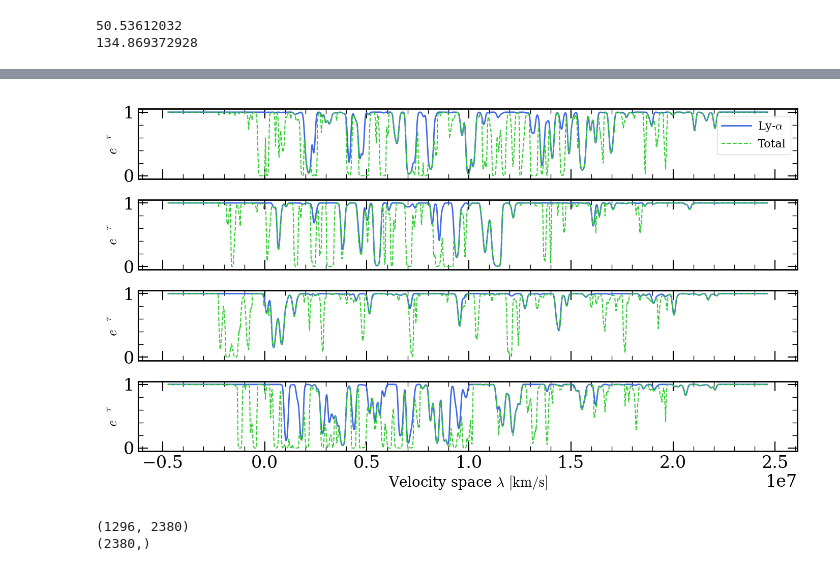
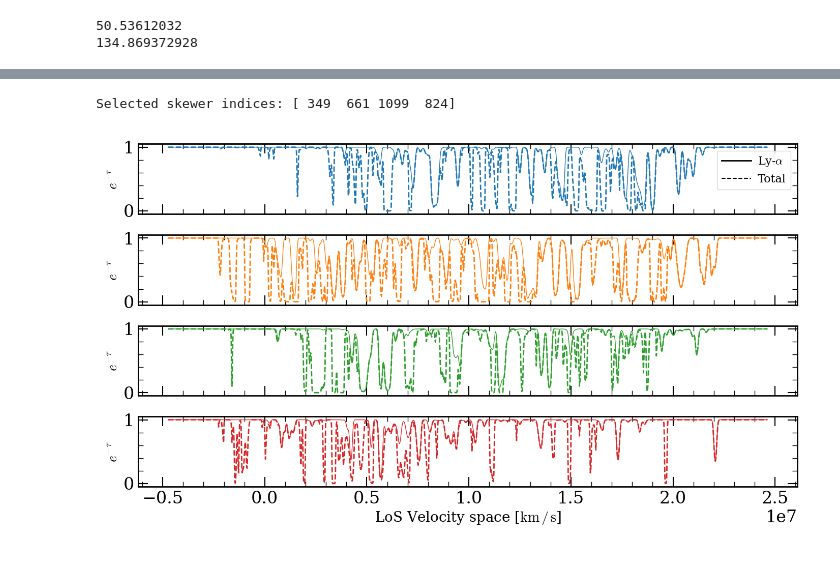
Before and after one commit to daniellopezcano/SkewerJAX, a Jupyter notebook: notebooks/optical_depth toy_metals.ipynb, the cells around one changed output, grey strips where cells are left out. Cells and saved outputs as stored; diff of their text form; code cells hidden in the pictures.

Commit message:
fancy xi1D plots toy metals

```diff
--- a/notebooks/optical_depth toy_metals.ipynb
+++ b/notebooks/optical_depth toy_metals.ipynb
@@ -114,7 +114,7 @@ delta_lambda_limits = 10.0
 min_lambda = jnp.min(line_bundle.lambda0_A) - delta_lambda_limits
 max_lambda = 1315.0
 
-resolution_lambda_A = 1.0 # in Angstroms
+resolution_lambda_A = 0.1 # in Angstroms
 N_lambda = int((max_lambda - min_lambda) / resolution_lambda_A)
 
 wavelengths = jnp.linspace(min_lambda, max_lambda, N_lambda)  # in Angstroms
@@ -351,36 +387,45 @@ F_over_F0 = jnp.exp(-optical_depth)
+# %%
+# -----------------------
+# Pick a subset of N skewers
+# -----------------------
+N_plot_sample = 4
+seed = 0
+rng = np.random.default_rng(seed)
+
+N_lines, N_skewers, N_lambda = np.asarray(optical_depth).shape
+idx = np.arange(N_skewers) if N_plot_sample >= N_skewers else rng.choice(N_skewers, size=N_plot_sample, replace=False)
+idx = np.array(idx, dtype=int)
+print("Selected skewer indices:", idx)
+
+# colors: one color per selected skewer
+cmap = plt.get_cmap("tab10")
+colors = {ii: cmap(j % cmap.N) for j, ii in enumerate(idx)}
+# %% [output]
+Selected skewer indices: [ 349  661 1099  824]
 # %%
-N_plot = 4
-idxs_plot = np.random.choice(N_grid_skewers * N_grid_skewers, N_plot, replace=False)
+fig, axes = plt.subplots(N_plot_sample, 1, figsize=(14, 2*N_plot_sample), sharex=True, sharey=True)
 
-fig, axes = plt.subplots(N_plot, 1, figsize=(14, 2*N_plot), sharex=True, sharey=True)
-
-lambda0_Lya = line_bundle.lines_for_species('HI')[0].lambda0_A
-x_velocities = phys.c * (wavelengths - lambda0_Lya) / lambda0_Lya # km/s
-
-for ii, idx in enumerate(idxs_plot):
-
+for ii, _idx in enumerate(idx):
     ax = axes[ii]
 
-    _F_Lya = F_over_F0[0, idx, :]
-    ax.plot(x_velocities, _F_Lya, color='royalblue', lw=2.0, linestyle='-')
+    _F = np.prod(F_over_F0[:, _idx, :], axis=0)
+    ax.plot(x_axis_array, _F, color=colors[_idx], lw=2.0, linestyle='--')
 
-    _F = np.prod(F_over_F0[:, idx, :], axis=0)
-    ax.plot(x_velocities, _F, color='limegreen', lw=1.5, linestyle='--')
+    _F_Lya = F_over_F0[ii_lya_line, _idx, :]
+    ax.plot(x_axis_array, _F_Lya, color=colors[_idx], lw=1.0, linestyle='-')
 
     ax.set_ylim([-0.05, 1.05])
-
     ax.set_ylabel(r"$e^{-\tau}$", fontsize=20)
-
-ax.set_xlabel(r"Velocity space $\lambda\ [\mathrm{km/s}]$", fontsize=20)
+ax.set_xlabel(x_label, fontsize=20)
 
 # custom legend
-handle = Line2D([0], [0], color='royalblue', lw=2.0, linestyle='-', label=r'Ly-$\alpha$')
-handle2 = Line2D([0], [0], color='limegreen', lw=1.5, linestyle='--', label='Total')
+handle = Line2D([0], [0], color='k', lw=2.0, linestyle='-', label=r'Ly-$\alpha$')
+handle2 = Line2D([0], [0], color='k', lw=1.5, linestyle='--', label='Total')
 axes[0].legend(handles=[handle, handle2], loc='upper right', fontsize=16, handlelength=2.6, handletextpad=0.6, borderaxespad=0.6, ncols=1)
 
 fig.tight_layout()
 plt.show()
 # %% [output]
-[figure, old version]
+[figure, new version]
 # %%
 import skewerjax.summary_stats.xi1D as xi1D
@@ -390,6 +431,0 @@ x_velocities = phys.c * (wavelengths - lambda0_Lya) / lambda0_Lya # km/s
-# %%
-print(F_over_F0[0].shape)
-print(wavelengths.shape)
-# %% [output]
-(1296, 2380)
-(2380,)
```
Also changed, not shown: parts of 13 cells of this notebook, 1 other file.
